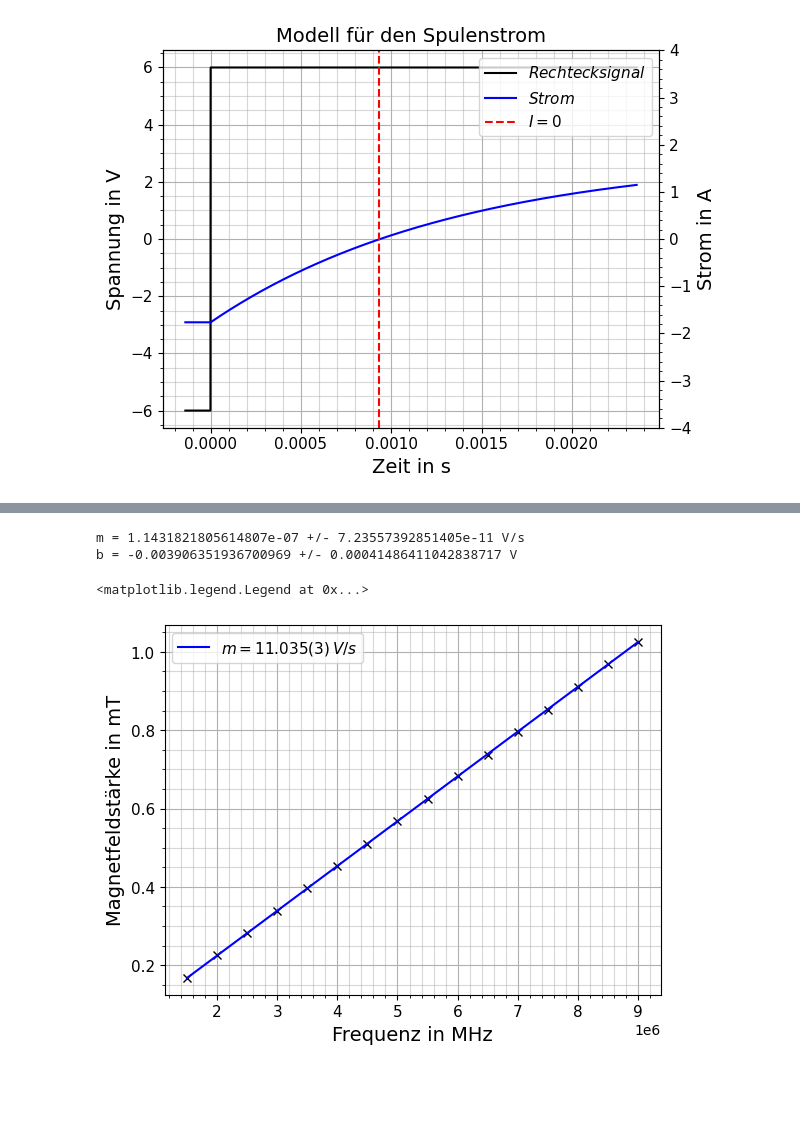
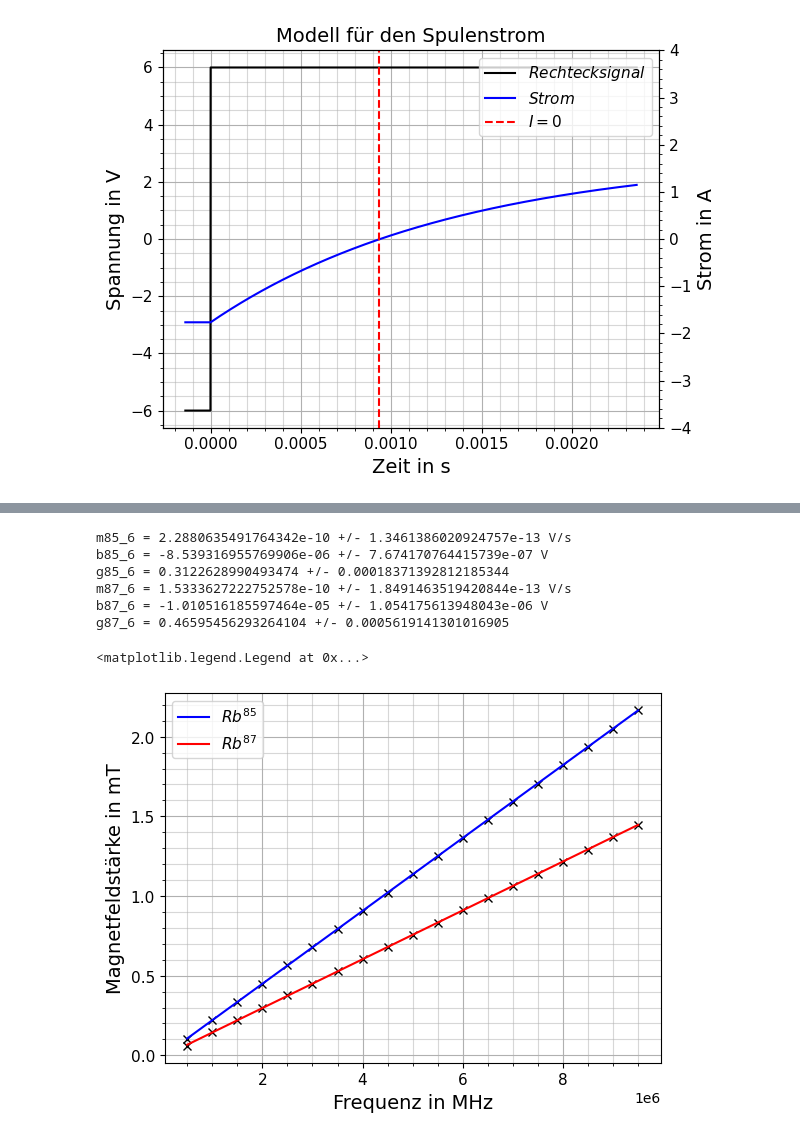
Before and after one commit to NicolasRohrbeck/fprak, a Jupyter notebook: scripts/optpumpen.ipynb, the cells around one changed output, grey strips where cells are left out. Drawn from its saved outputs; the diff is of its cells as text; code cells hidden in the pictures; blank space fills up the shorter version.

```diff
--- a/scripts/optpumpen.ipynb
+++ b/scripts/optpumpen.ipynb
@@ -307,7 +307,7 @@ plt.tight_layout()
 def B(U):
     mu_0=4*np.pi*10**(-7)
     r = 0.09
-    N = 80
+    N = 80*2 # hatte sich vorher mit dem Faktor beim Widerstand rausgekürzt, jetzt haben wir aber den Faktor in den Widerstand reingezogen
     U0 = 0.0346
     return mu_0*(4/5)**(3/2)*N/r*(U-U0)/R
 
@@ -398,29 +415,50 @@ Peak-Positionen: [-1.05765563 -0.7120591   0.73467234]
 # %%
 # g Faktor bestimmen
+
+mu_B = 9.274009994*10**(-24)
+h = 6.62607015*10**(-34)
+
 fit85_B_f = linregress(peak85_f, peak85_B)
-m85, m85_err = fit85_B_f.slope, fit85_B_f.stderr
-b85, b85_err = fit85_B_f.intercept, fit85_B_f.intercept_stderr
+m85_6, m85_6_err = fit85_B_f.slope, fit85_B_f.stderr
+b85_6, b85_6_err = fit85_B_f.intercept, fit85_B_f.intercept_stderr
+g85_6, g85_6_err = h/mu_B*1/m85_6, h/mu_B*1/m85_6**2 * m85_6_err
 
-print(f"m = {fit85_B_f.slope} +/- {fit85_B_f.stderr} V/s")
-print(f"b = {fit85_B_f.intercept} +/- {fit85_B_f.intercept_stderr} V")
+# jetzt nochmal fpr 87
+fit87_B_f = linregress(peak87_f, peak87_B)
+m87_6, m87_6_err = fit87_B_f.slope, fit87_B_f.stderr
+b87_6, b87_6_err = fit87_B_f.intercept, fit87_B_f.intercept_stderr
+g87_6, g87_6_err = h/mu_B*1/m87_6, h/mu_B*1/m87_6**2 * m87_6_err
+
+print(f"m85_6 = {fit85_B_f.slope} +/- {fit85_B_f.stderr} V/s")
+print(f"b85_6 = {fit85_B_f.intercept} +/- {fit85_B_f.intercept_stderr} V")
+print(f"g85_6 = {g85_6} +/- {g85_6_err}")
+print(f"m87_6 = {fit87_B_f.slope} +/- {fit87_B_f.stderr} V/s")
+print(f"b87_6 = {fit87_B_f.intercept} +/- {fit87_B_f.intercept_stderr} V")
+print(f"g87_6 = {g87_6} +/- {g87_6_err}")
 
 fig, ax = plt.subplots()
 
-ax.plot(peak85_f, peak85_B, "xk")
-ax.plot(peak85_f, fit85_B_f.intercept+fit85_B_f.slope*np.array(peak85_f), "-b", label=r"$m=11.035(3)\, V/s$")
+ax.plot(peak85_f, 1000*np.array(peak85_B), "xk")
+ax.plot(peak85_f, 1000*(fit85_B_f.intercept+fit85_B_f.slope*np.array(peak85_f)), "-b", label=r"$Rb^{85}$")
+ax.plot(peak87_f, 1000*np.array(peak87_B), "xk")
+ax.plot(peak87_f, 1000*(fit87_B_f.intercept+fit87_B_f.slope*np.array(peak87_f)), "-r", label=r"$Rb^{87}$")
 
 ax.set_xlabel("Frequenz in MHz", fontsize=14)
 ax.set_ylabel("Magnetfeldstärke in mT", fontsize=14)
 ax.tick_params(labelsize=11)
 
 ax.minorticks_on()
 ax.grid(which='major')
 ax.grid(which='minor', alpha=0.5)
 ax.legend(fontsize=11)
 # %% [output]
-m = 1.1431821805614807e-07 +/- 7.23557392851405e-11 V/s
-b = -0.003906351936700969 +/- 0.00041486411042838717 V
+m85_6 = 2.2880635491764342e-10 +/- 1.3461386020924757e-13 V/s
+b85_6 = -8.539316955769906e-06 +/- 7.674170764415739e-07 V
+g85_6 = 0.3122628990493474 +/- 0.00018371392812185344
+m87_6 = 1.5333627222752578e-10 +/- 1.8491463519420844e-13 V/s
+b87_6 = -1.010516185597464e-05 +/- 1.054175613948043e-06 V
+g87_6 = 0.46595456293264104 +/- 0.0005619141301016905
 <matplotlib.legend.Legend at 0x...>
-[figure, old version]
+[figure, new version]
 # %%
 #RF-Sweep bei festem Magnetfeld -> g-Faktor
```
Also changed, not shown: parts of 7 cells of this notebook, 3 other files.
